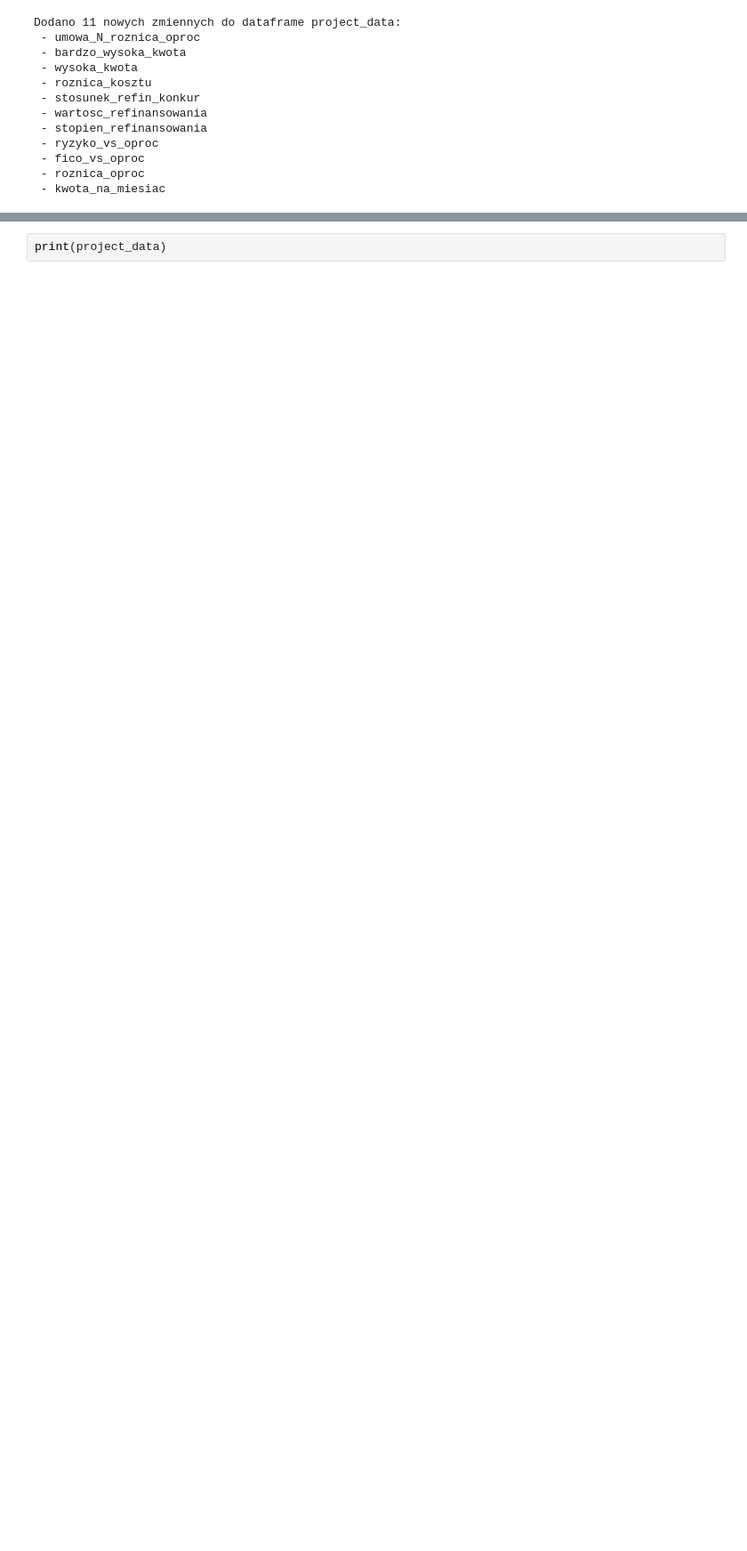
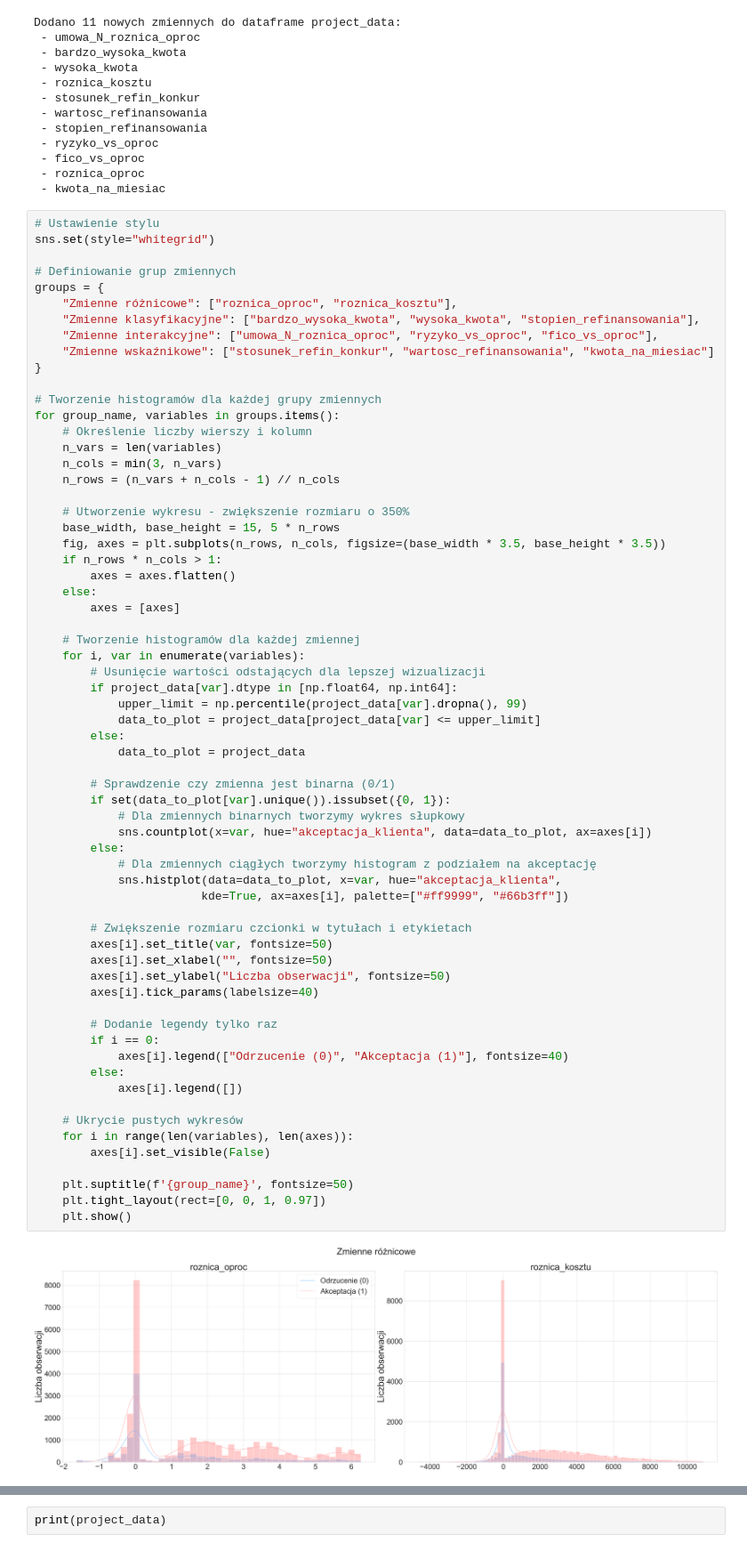
Before and after one commit to warcin101/school_CreditScores, a Jupyter notebook: projekt.ipynb, the cells around one changed output, grey strips where cells are left out. Shown at 89% size. Saved outputs shown, nothing was run; the diff lists cells and outputs as text; blank space fills up the shorter version.

Commit message:
Update: add data visualization charts

```diff
--- a/projekt.ipynb
+++ b/projekt.ipynb
@@ -129,3 +131,69 @@ Dodano 11 nowych zmiennych do dataframe project_data:
  - fico_vs_oproc
  - roznica_oproc
  - kwota_na_miesiac
+# %%
+# Ustawienie stylu
+sns.set(style="whitegrid")
+
+# Definiowanie grup zmiennych
+groups = {
+    "Zmienne różnicowe": ["roznica_oproc", "roznica_kosztu"],
+    "Zmienne klasyfikacyjne": ["bardzo_wysoka_kwota", "wysoka_kwota", "stopien_refinansowania"],
+    "Zmienne interakcyjne": ["umowa_N_roznica_oproc", "ryzyko_vs_oproc", "fico_vs_oproc"],
+    "Zmienne wskaźnikowe": ["stosunek_refin_konkur", "wartosc_refinansowania", "kwota_na_miesiac"]
+}
+
+# Tworzenie histogramów dla każdej grupy zmiennych
+for group_name, variables in groups.items():
+    # Określenie liczby wierszy i kolumn
+    n_vars = len(variables)
+    n_cols = min(3, n_vars)
+    n_rows = (n_vars + n_cols - 1) // n_cols
+
+    # Utworzenie wykresu - zwiększenie rozmiaru o 350%
+    base_width, base_height = 15, 5 * n_rows
+    fig, axes = plt.subplots(n_rows, n_cols, figsize=(base_width * 3.5, base_height * 3.5))
+    if n_rows * n_cols > 1:
+        axes = axes.flatten()
+    else:
+        axes = [axes]
+
+    # Tworzenie histogramów dla każdej zmiennej
+    for i, var in enumerate(variables):
+        # Usunięcie wartości odstających dla lepszej wizualizacji
+        if project_data[var].dtype in [np.float64, np.int64]:
+            upper_limit = np.percentile(project_data[var].dropna(), 99)
+            data_to_plot = project_data[project_data[var] <= upper_limit]
+        else:
+            data_to_plot = project_data
+
+        # Sprawdzenie czy zmienna jest binarna (0/1)
+        if set(data_to_plot[var].unique()).issubset({0, 1}):
+            # Dla zmiennych binarnych tworzymy wykres słupkowy
+            sns.countplot(x=var, hue="akceptacja_klienta", data=data_to_plot, ax=axes[i])
+        else:
+            # Dla zmiennych ciągłych tworzymy histogram z podziałem na akceptację
+            sns.histplot(data=data_to_plot, x=var, hue="akceptacja_klienta",
+                        kde=True, ax=axes[i], palette=["#ff9999", "#66b3ff"])
+
+        # Zwiększenie rozmiaru czcionki w tytułach i etykietach
+        axes[i].set_title(var, fontsize=50)
+        axes[i].set_xlabel("", fontsize=50)
+        axes[i].set_ylabel("Liczba obserwacji", fontsize=50)
+        axes[i].tick_params(labelsize=40)
+
+        # Dodanie legendy tylko raz
+        if i == 0:
+            axes[i].legend(["Odrzucenie (0)", "Akceptacja (1)"], fontsize=40)
+        else:
+            axes[i].legend([])
+
+    # Ukrycie pustych wykresów
+    for i in range(len(variables), len(axes)):
+        axes[i].set_visible(False)
+
+    plt.suptitle(f'{group_name}', fontsize=50)
+    plt.tight_layout(rect=[0, 0, 1, 0.97])
+    plt.show()
+# %% [output]
+[figure, added]
```
Also changed, not shown: parts of 3 cells of this notebook.
